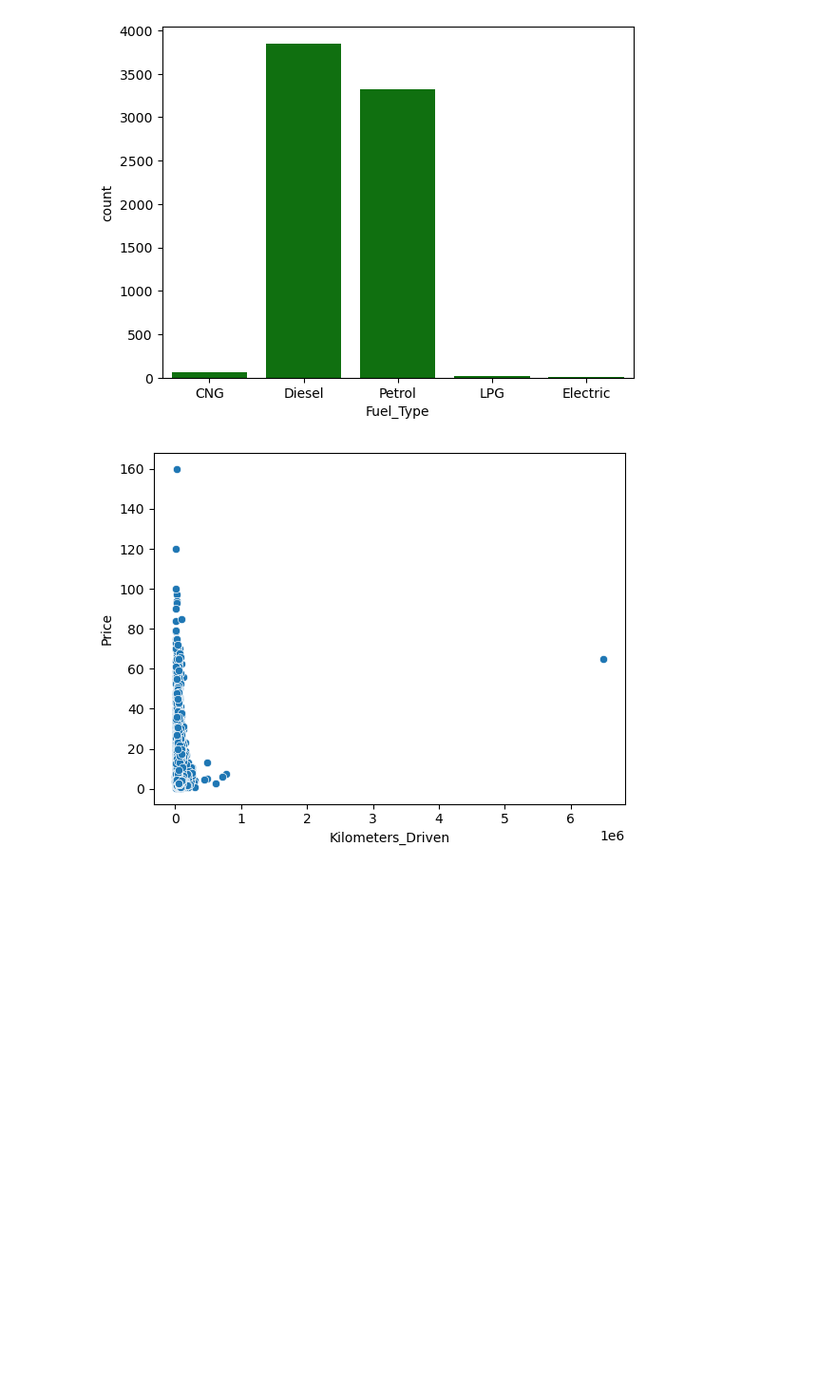
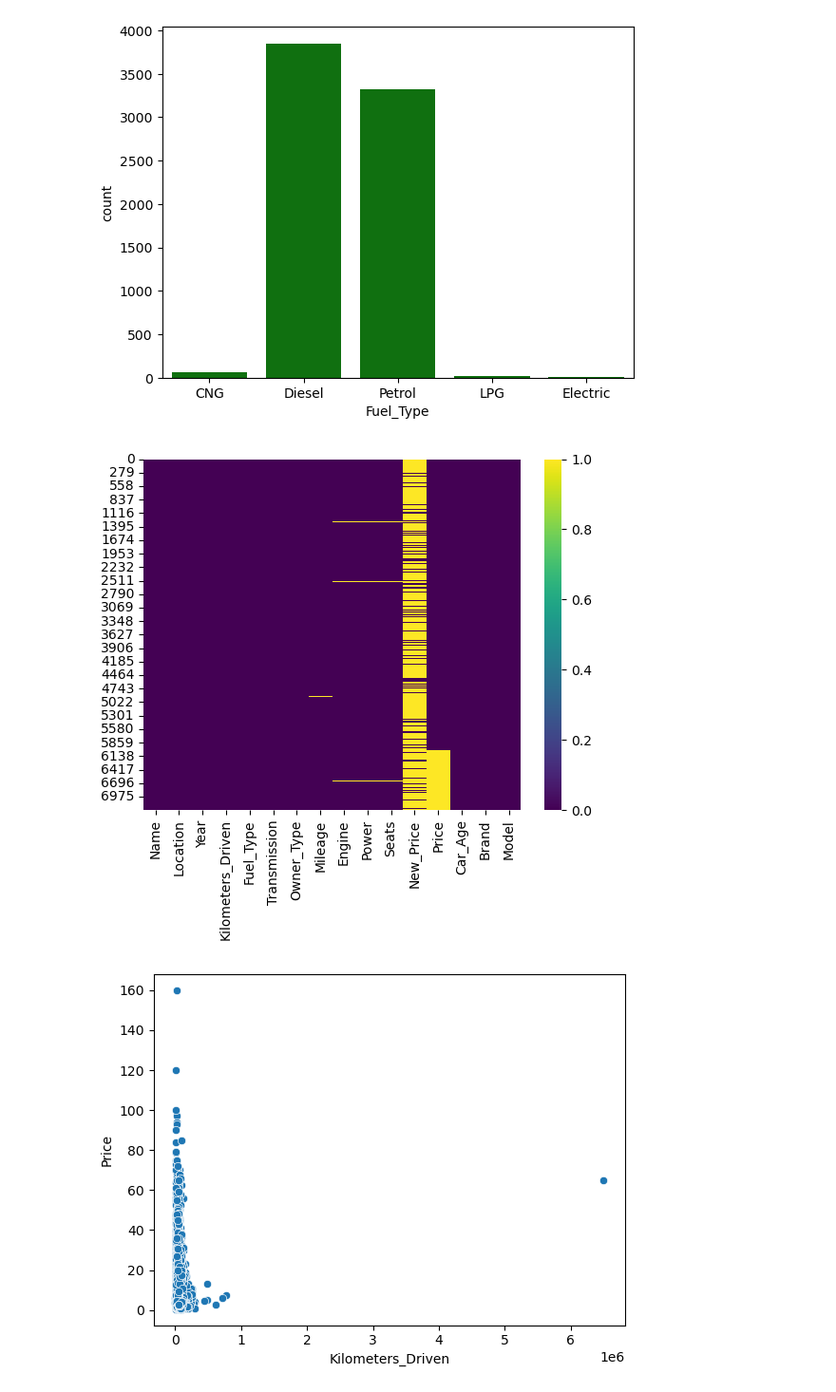
Before and after one commit to kumarcherukuris/DataAnalysis, a Jupyter notebook: Cars4u.ipynb, the cells around one changed output. Shown at 95% size. Saved outputs shown, nothing was run; the diff lists cells and outputs as text; code cells hidden in the pictures; blank space fills up the shorter version.

```diff
--- a/Cars4u.ipynb
+++ b/Cars4u.ipynb
@@ -292,6 +292,13 @@ sns.countplot(x = 'Fuel_Type', data = df, color = 'green');
 #sns.countplot(x = 'Fuel_Type', data = df, color = 'green', order = df['Fuel_Type'].value_counts().index);
 # %% [output]
 [figure]
+# %%
+# lets see the missing value using heatmap plot
+
+sns.heatmap(df.isnull(), cbar=True, cmap='viridis')
+plt.show()
+# %% [output]
+[figure, added]
 # %%
 # Lets plot some Scatter plots
 sns.scatterplot(x='Kilometers_Driven', y='Price', data=df)
```
Also changed, not shown: parts of 1 cell of this notebook.
